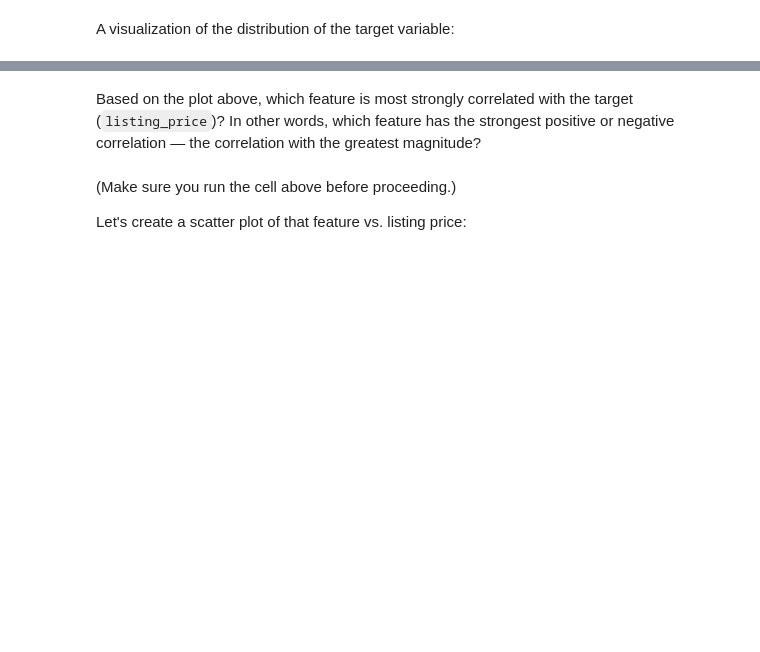
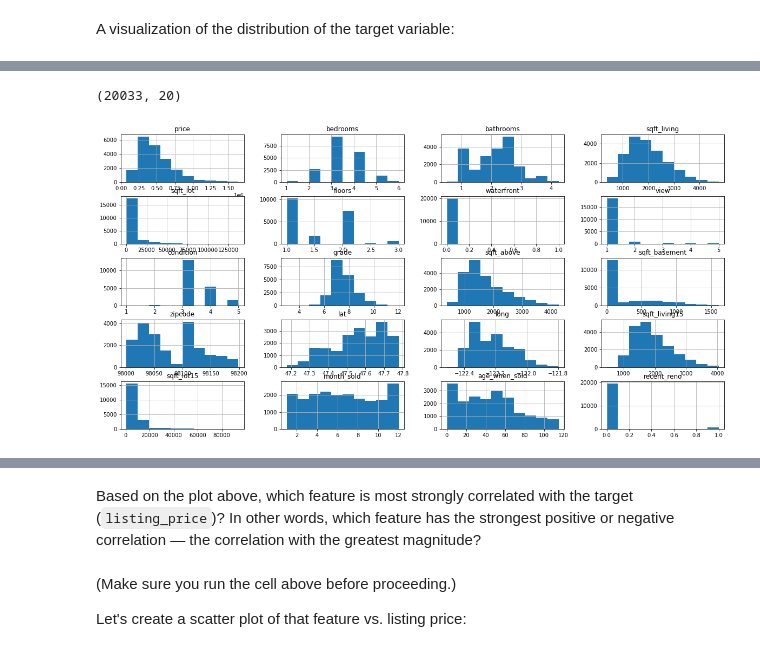
Before and after one commit to vict0rkang/dsc-phase-2-project-v2-3, a Jupyter notebook: index.ipynb, the cells around one changed output, grey strips where cells are left out. Drawn from its saved outputs; the diff is of its cells as text; code cells hidden in the pictures; blank space fills up the shorter version.

```diff
--- a/index.ipynb
+++ b/index.ipynb
@@ -182,0 +792,4 @@ ax.set_title("Heatmap of Correlation Between Attributes (Including Target)");
+# %%
+numerical = ['price', 'sqft_living','sqft_living15', 'sqft_lot','sqft_lot15','sqft_above', 'sqft_basement','lat','long','age_when_sold']
+# %%
+kindaboth = ['bedrooms', 'bathrooms', 'floors']
@@ -182,0 +802,3 @@ ax.set_title("Heatmap of Correlation Between Attributes (Including Target)");
+# %%
+z = np.abs(stats.zscore(df[numerical+kindaboth]))
+z.head(10)
@@ -182,0 +834,10 @@ ax.set_title("Heatmap of Correlation Between Attributes (Including Target)");
+# %%
+df2 = df[(z<3).all(axis=1)]
+# %%
+df2.shape
+# %% [output]
+(20033, 20)
+# %%
+df2.hist(figsize  = [20, 10]);
+# %% [output]
+[figure, added]
```
Also changed, not shown: parts of 113 cells of this notebook, 3 other files.
